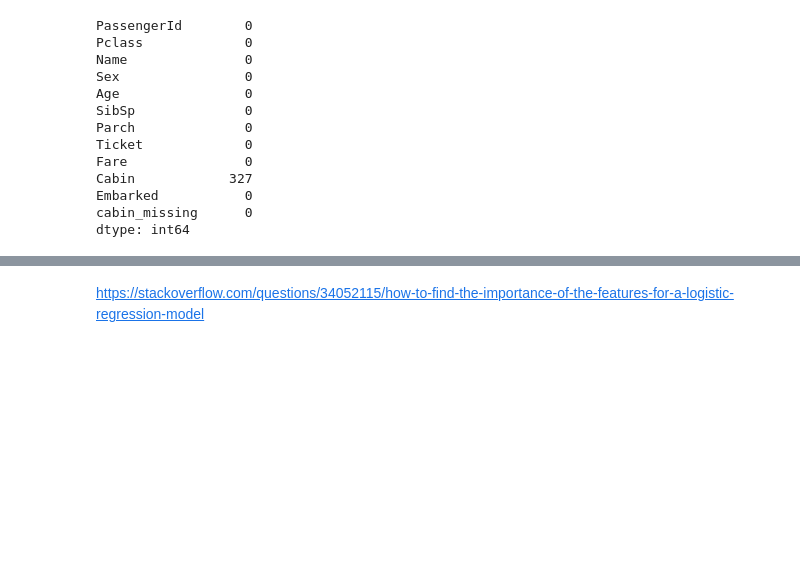
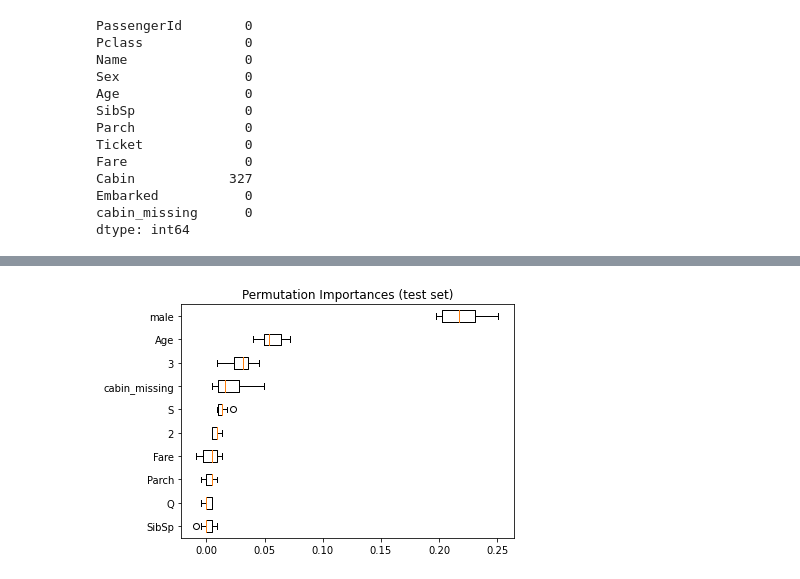
Before and after one commit to adamvig96/ML-for-NLP, a Jupyter notebook: Assignment-1-before call-checkpoint.ipynb, the cells around one changed output, grey strips where cells are left out. Cells and saved outputs as stored; diff of their text form; code cells hidden in the pictures; blank space fills up the shorter version.

```diff
--- a/Assignment-1-before call-checkpoint.ipynb
+++ b/Assignment-1-before call-checkpoint.ipynb
@@ -399,7 +390,7 @@ train.drop(
         "husbands_lastname",
         "Title",
         "sex",
-        'FamilySize' #here I dropped family size (Adam!)
+        "FamilySize",
     ],
     axis=1,
     inplace=True,
@@ -417,7 +408,7 @@ train.head()
 | 4 | 0 | 35.0 | 0 | 0 | 8.0500 | True | False | 0 | ... |
 # %%
 initial_model_data = train.filter(
-    ["Survived", "Age", "SibSp", "Parch", "Fare", "cabin_missing", "S", "Q", "2", "3"]
+    ["Survived", "Age", "SibSp", "Parch", "Fare", "cabin_missing", "S", "Q", 2, 3, "male"]
 )
 # %%
 more_complex_model_data = train.copy()
@@ -460,3 +451,5 @@ weighted avg       0.70      0.70      0.68       223
+# %%
+best_model = logreg
 # %% [markdown]
 ### 2. more complex model
 # %%
@@ -569,6 +560,8 @@ print(classification_report(y_test, predictions))
 weighted avg       0.82      0.82      0.82       171
 # %% [markdown]
 ## 6. Use Lasso and Ridge for regularization. Use cross-validation to select the tuning parameter.
+# %%
+X_train, X_test, y_train, y_test = get_split(more_complex_model_data)
 # %% [markdown]
 ## Lasso CV
 # %%
@@ -804,4 +722,2 @@ array([0, 0, 0, 0, 0, 0, 0, 0, 0, 0, 0, 0, 0, 0, 0, 0, 0, 0, 0, 0, 0, 0,
 # %%
 #Importance of features
-# %% [markdown]
-https://stackoverflow.com/questions/34052115/how-to-find-the-importance-of-the-features-for-a-logistic-regression-model
@@ -807,0 +727,17 @@ https://stackoverflow.com/questions/34052115/how-to-find-the-importance-of-the-f
+# %%
+result = permutation_importance(
+    best_model, X_test, y_test, n_repeats=10, random_state=42, n_jobs=2
+)
+sorted_idx = result.importances_mean.argsort()
+
+fig, ax = plt.subplots()
+ax.boxplot(
+    result.importances[sorted_idx].T,
+    vert=False,
+    labels=initial_model_data.drop("Survived", axis=1).columns[sorted_idx],
+)
+ax.set_title("Permutation Importances (test set)")
+fig.tight_layout()
+plt.show()
+# %% [output]
+[figure, added]
```
Also changed, not shown: parts of 26 cells of this notebook.
